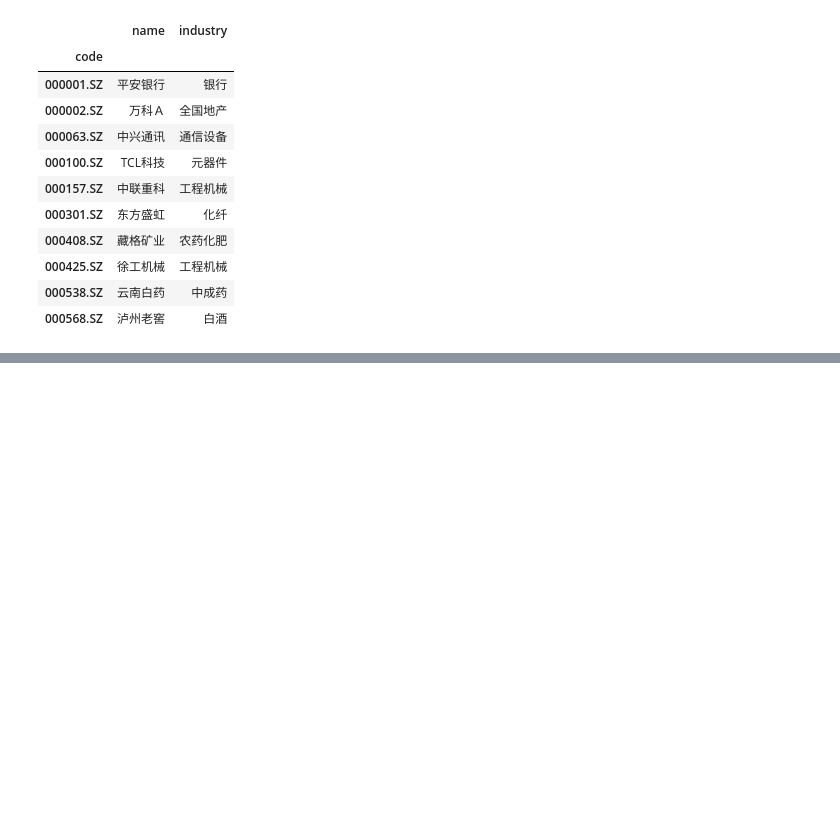
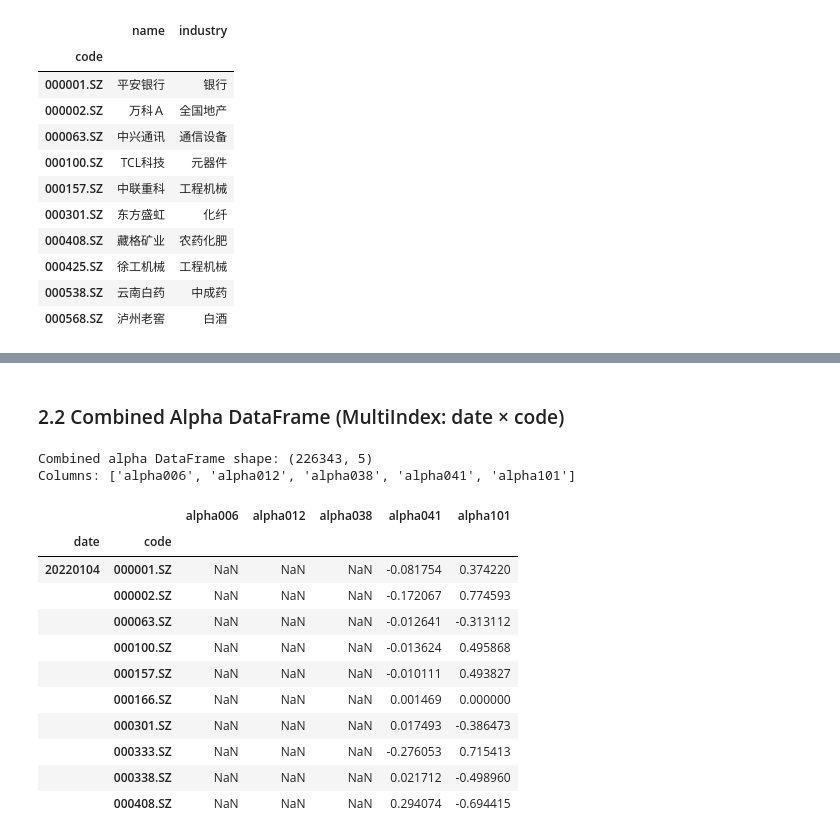
Before and after one commit to Parsnip77/Multi-factor-Model-for-Stock-Selection, a Jupyter notebook: notebooks/explore.ipynb, the cells around one changed output, grey strips where cells are left out. Drawn from its saved outputs; the diff is of its cells as text; code cells hidden in the pictures; blank space fills up the shorter version.

```diff
--- a/notebooks/explore.ipynb
+++ b/notebooks/explore.ipynb
@@ -111,0 +137,4 @@ print(df_mv.isnull().sum())
+# %%
+alpha = Alpha101(data)
+print('Alpha101 initialized.')
+print(f'  Price matrix shape (dates × codes): {alpha.close.shape}')
@@ -111,0 +216,22 @@ print(df_mv.isnull().sum())
+# %% [markdown]
+### 2.2 Combined Alpha DataFrame  (MultiIndex: date × code)
+# %%
+df_alphas = alpha.get_all_alphas()
+print('Combined alpha DataFrame shape:', df_alphas.shape)
+print('Columns:', df_alphas.columns.tolist())
+df_alphas.head(10)
+# %% [output]
+Combined alpha DataFrame shape: (226343, 5)
+Columns: ['alpha006', 'alpha012', 'alpha038', 'alpha041', 'alpha101']
+|  |  | alpha006 | alpha012 | alpha038 | alpha041 | alpha101 |
+| date | code |  |  |  |  |  |
+| 20220104 | 000001.SZ | NaN | NaN | NaN | -0.081754 | 0.374220 |
+|  | 000002.SZ | NaN | NaN | NaN | -0.172067 | 0.774593 |
+|  | 000063.SZ | NaN | NaN | NaN | -0.012641 | -0.313112 |
+|  | 000100.SZ | NaN | NaN | NaN | -0.013624 | 0.495868 |
+|  | 000157.SZ | NaN | NaN | NaN | -0.010111 | 0.493827 |
+|  | 000166.SZ | NaN | NaN | NaN | 0.001469 | 0.000000 |
+|  | 000301.SZ | NaN | NaN | NaN | 0.017493 | -0.386473 |
+|  | 000333.SZ | NaN | NaN | NaN | -0.276053 | 0.715413 |
+|  | 000338.SZ | NaN | NaN | NaN | 0.021712 | -0.498960 |
+|  | 000408.SZ | NaN | NaN | NaN | 0.294074 | -0.694415 |
```
Also changed, not shown: parts of 26 cells of this notebook, 2 other files.
